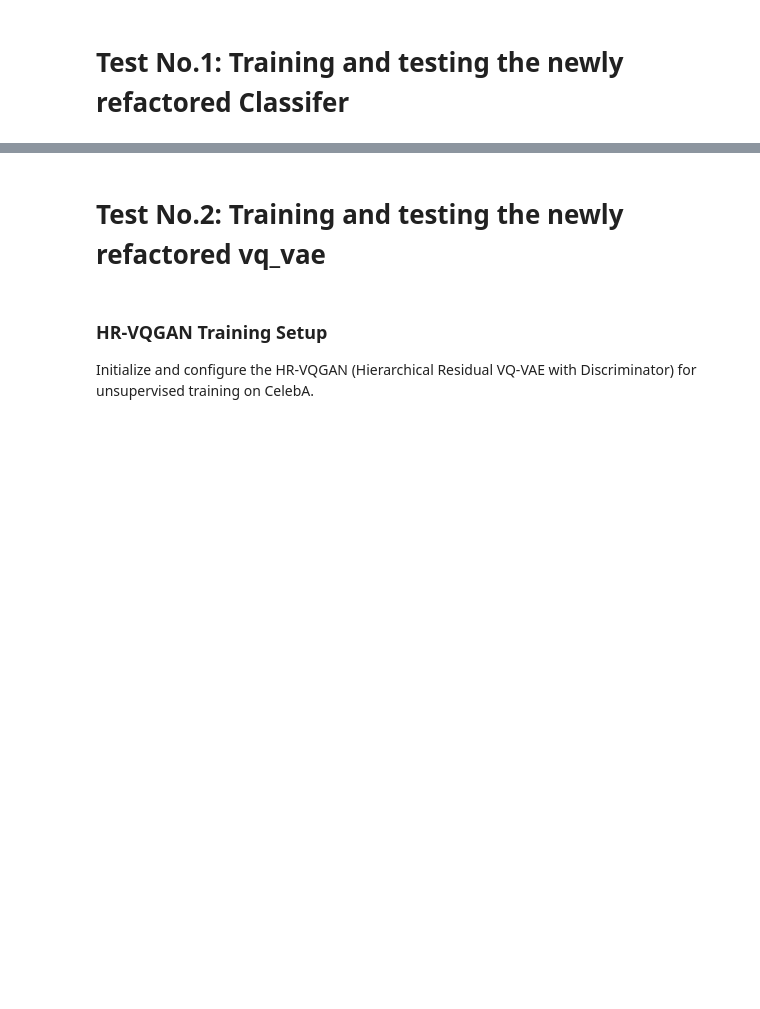
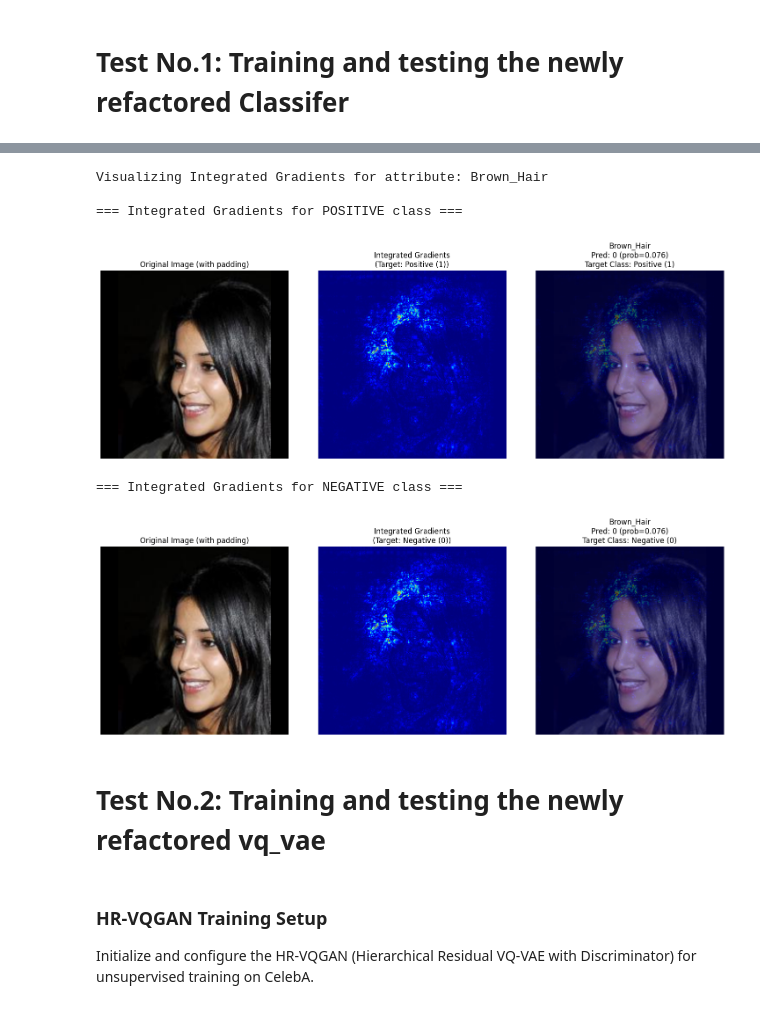
Before and after one commit to AmbiguousTimekeepr/Counterfactual-explanation-for-classifer-with-stylegan2, a Jupyter notebook: running_script.ipynb, the cells around one changed output, grey strips where cells are left out. Drawn from its saved outputs; the diff is of its cells as text; code cells hidden in the pictures; blank space fills up the shorter version.

```diff
--- a/running_script.ipynb
+++ b/running_script.ipynb
@@ -363,3 +392,50 @@ Loading model from: outputs/trained_classifiers(0512)/best_model.pth
+# %%
+# --- 8. INTEGRATED GRADIENTS ---
+model.eval()
+
+sample_img_path = os.path.join(IMAGE_PATH, val_df.index[127])
+attr_idx = attribute_names.index("Brown_Hair")
+
+print(f"Visualizing Integrated Gradients for attribute: {attribute_names[attr_idx]}")
+
+# Visualize for POSITIVE class
+print("\n=== Integrated Gradients for POSITIVE class ===")
+visualize_integrated_gradients(
+    model=model,
+    image_path=sample_img_path,
+    attribute_idx=attr_idx,
+    attribute_name=attribute_names[attr_idx],
+    transform=val_transform,
+    viz_transform=viz_transform,
+    device=DEVICE,
+    target_class=1,
+    steps=50,
+    alpha=0.4,
+    image_size=IMAGE_SIZE
+)
+
+# Visualize for NEGATIVE class
+print("\n=== Integrated Gradients for NEGATIVE class ===")
+visualize_integrated_gradients(
+    model=model,
+    image_path=sample_img_path,
+    attribute_idx=attr_idx,
+    attribute_name=attribute_names[attr_idx],
+    transform=val_transform,
+    viz_transform=viz_transform,
+    device=DEVICE,
+    target_class=0,
+    steps=50,
+    alpha=0.4,
+    image_size=IMAGE_SIZE
+)
+# %% [output]
+Visualizing Integrated Gradients for attribute: Brown_Hair
+
+=== Integrated Gradients for POSITIVE class ===
+[figure, added]
+=== Integrated Gradients for NEGATIVE class ===
+[figure, added]
 # %% [markdown]
 # Test No.2: Training and testing the newly refactored vq_vae
 # %% [markdown]
```
Also changed, not shown: parts of 23 cells of this notebook, 6 other files.
